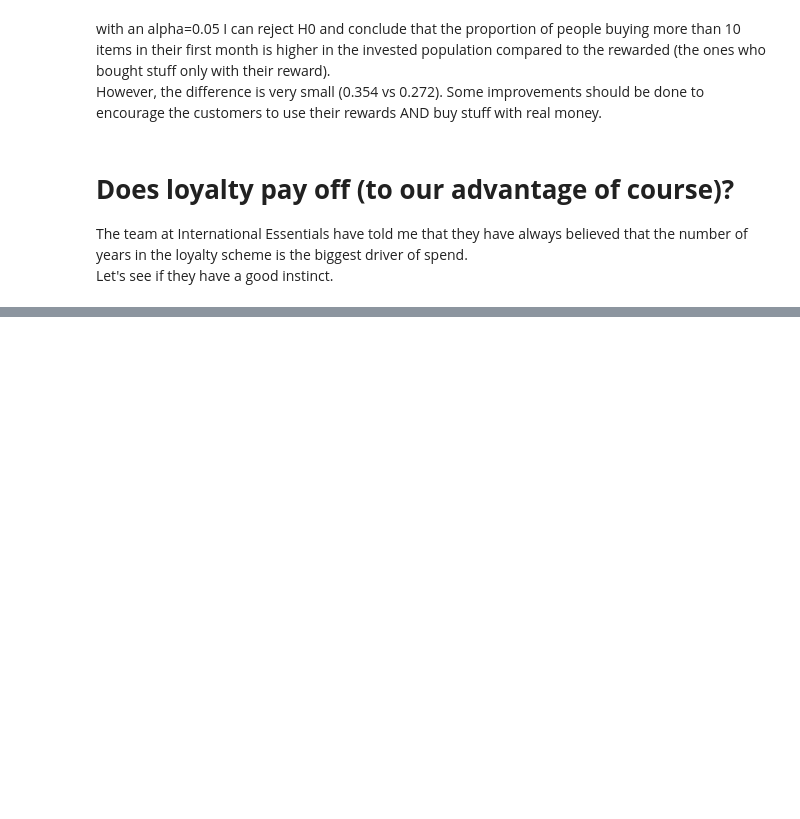
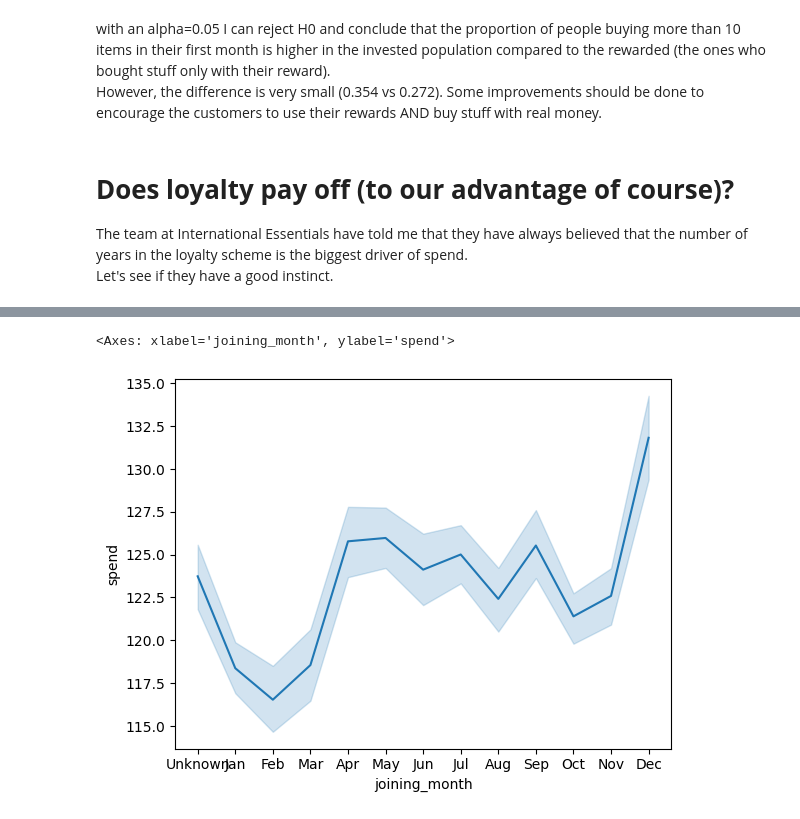
Before and after one commit to flylight-max/EDA_exam_CodeOp, a Jupyter notebook: analysis.ipynb, the cells around one changed output, grey strips where cells are left out. Saved outputs shown, nothing was run; the diff lists cells and outputs as text; code cells hidden in the pictures; blank space fills up the shorter version.

```diff
--- a/analysis.ipynb
+++ b/analysis.ipynb
@@ -367,0 +419,5 @@ Let's see if they have a good instinct.
+# %%
+sns.lineplot(x="joining_month", y="spend", data=customer_data)
+# %% [output]
+<Axes: xlabel='joining_month', ylabel='spend'>
+[figure, added]
```
Also changed, not shown: parts of 8 cells of this notebook.
